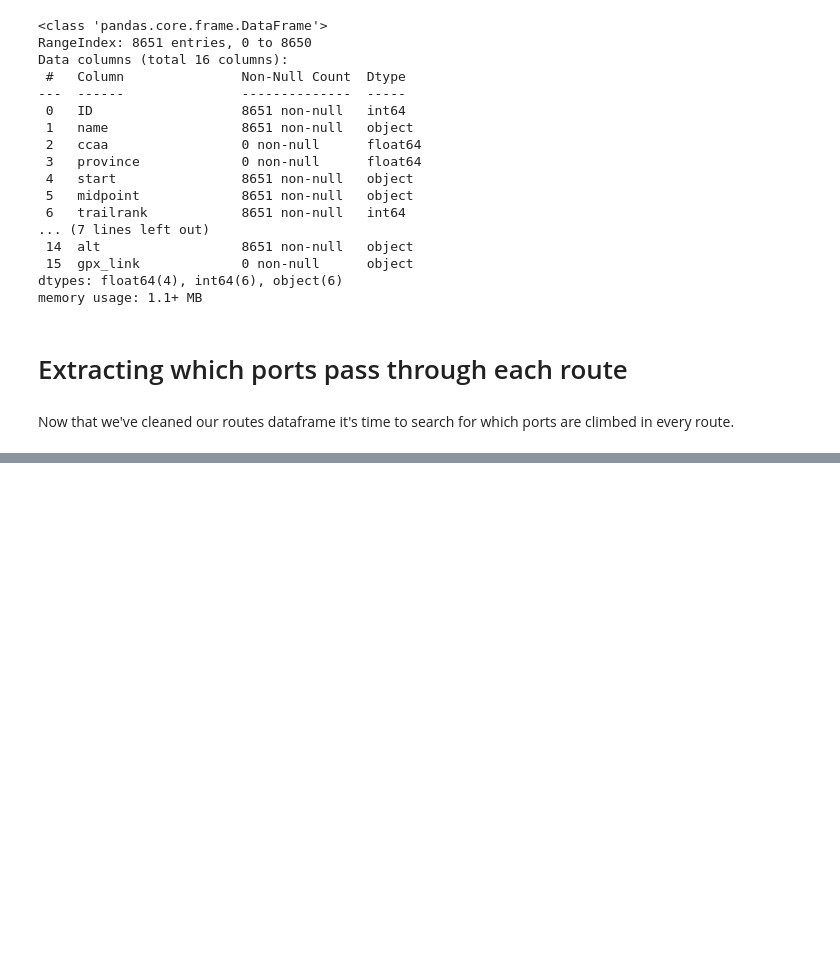
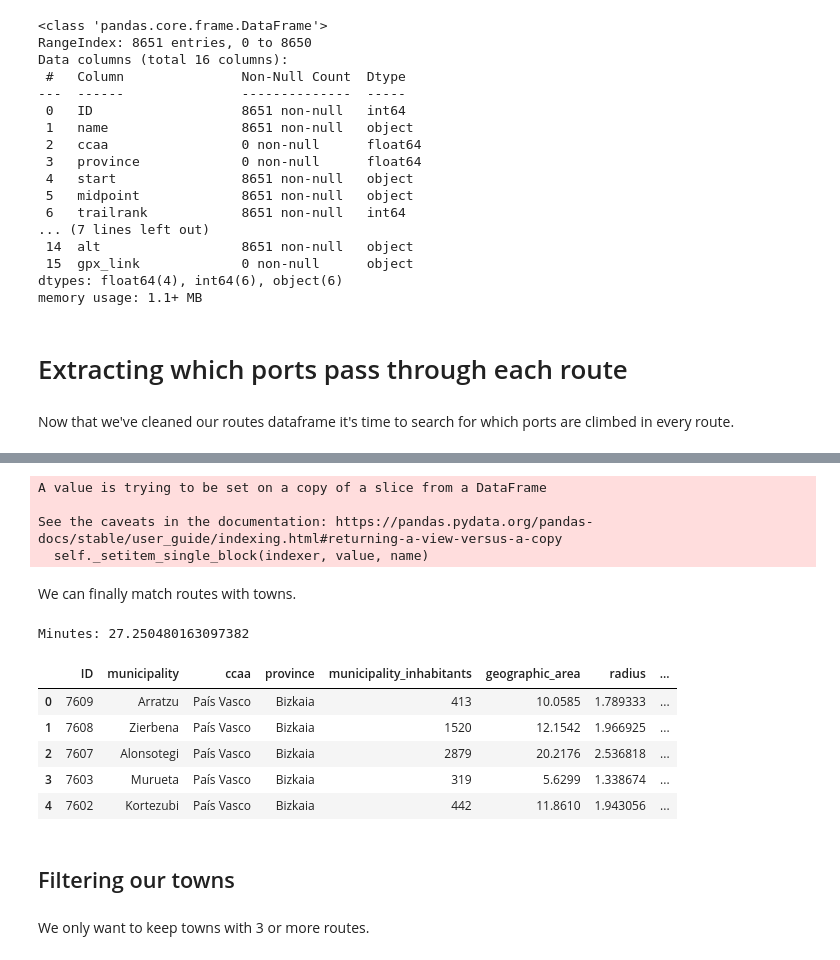
Before and after one commit to on2wheels-es/data, a Jupyter notebook: 10. Pipeline for new ports.ipynb, the cells around one changed output, grey strips where cells are left out. Cells and saved outputs as stored; diff of their text form; code cells hidden in the pictures; blank space fills up the shorter version.

```diff
--- a/10. Pipeline for new ports.ipynb
+++ b/10. Pipeline for new ports.ipynb
@@ -193,0 +464,10 @@ routes.info()
+# %%
+#Converting the coordinates back to the normal format in our 'coords' column.
+
+for i in range(len(towns)):
+    towns['coords'].iloc[i] = '(' + str(eval(towns['coords'].iloc[i])[1]) + ',' + str(eval(towns['coords'].iloc[i])[0]) + ')'
+# %% [output]
+A value is trying to be set on a copy of a slice from a DataFrame
+
+See the caveats in the documentation: https://pandas.pydata.org/pandas-docs/stable/user_guide/indexing.html#returning-a-view-versus-a-copy
+  self._setitem_single_block(indexer, value, name)
@@ -193,0 +478,2 @@ routes.info()
+# %% [markdown]
+We can finally match routes with towns.
@@ -193,0 +501,57 @@ routes.info()
+# %%
+#Using the function on our dataframes. This block of code performs all necessary transformations on it.
+
+start = time.time() #Starting a timer.
+
+test1 = pd.DataFrame(nearby_routes(routes, towns))
+
+df_exploded = test1.explode('town')
+
+town_list = towns['ID'].tolist()
+
+#Using a simple loop to generate a dictionary of nearby routes for every town, and adding that dictionary to a list.
+
+dict_list = []
+
+for i in town_list:
+    try:
+        lista_rutas = []
+        for n in range(len(df_exploded)):
+            if df_exploded['town'].iloc[n] == i:
+                lista_rutas.append(df_exploded['route'].iloc[n])
+            else:
+                pass
+        dict_ruta = {'municipio': i, 'rutas': lista_rutas, 'numero_rutas': len(lista_rutas)}
+        dict_list.append(dict_ruta)
+    except:
+        pass
+
+#Creating a dataframe out of the dict list.
+
+df_dict = pd.DataFrame.from_dict(dict_list)
+
+
+final_list  = df_dict['rutas'].tolist()
+num_routes = df_dict['numero_rutas'].tolist()
+towns['routes_ids'] = final_list
+towns['routes_number'] = num_routes
+
+
+stop = time.time()
+duration = (stop - start) / 60
+print('Minutes:', duration)
+# %% [output]
+Minutes: 27.250480163097382
+# %%
+towns.head()
+# %% [output]
+|  | ID | municipality | ccaa | province | municipality_inhabitants | geographic_area | radius | ... |
+| 0 | 7609 | Arratzu | País Vasco | Bizkaia | 413 | 10.0585 | 1.789333 | ... |
+| 1 | 7608 | Zierbena | País Vasco | Bizkaia | 1520 | 12.1542 | 1.966925 | ... |
+| 2 | 7607 | Alonsotegi | País Vasco | Bizkaia | 2879 | 20.2176 | 2.536818 | ... |
+| 3 | 7603 | Murueta | País Vasco | Bizkaia | 319 | 5.6299 | 1.338674 | ... |
+| 4 | 7602 | Kortezubi | País Vasco | Bizkaia | 442 | 11.8610 | 1.943056 | ... |
+# %% [markdown]
+## Filtering our towns
+# %% [markdown]
+We only want to keep towns with 3 or more routes.
```
Also changed, not shown: parts of 60 cells of this notebook, 4 other files.
